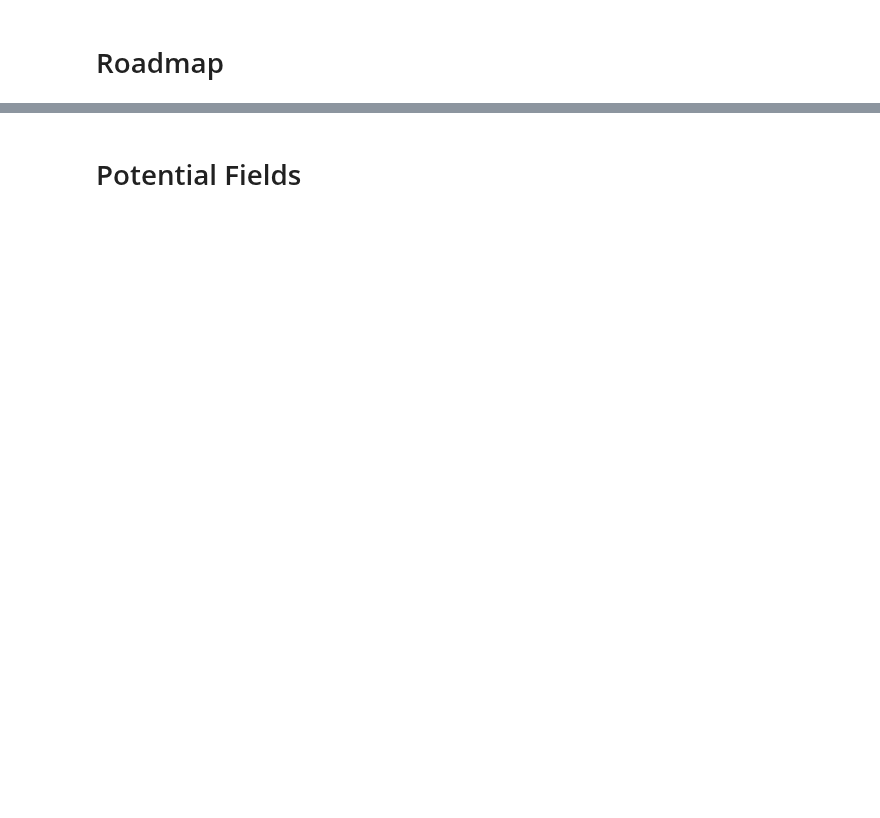
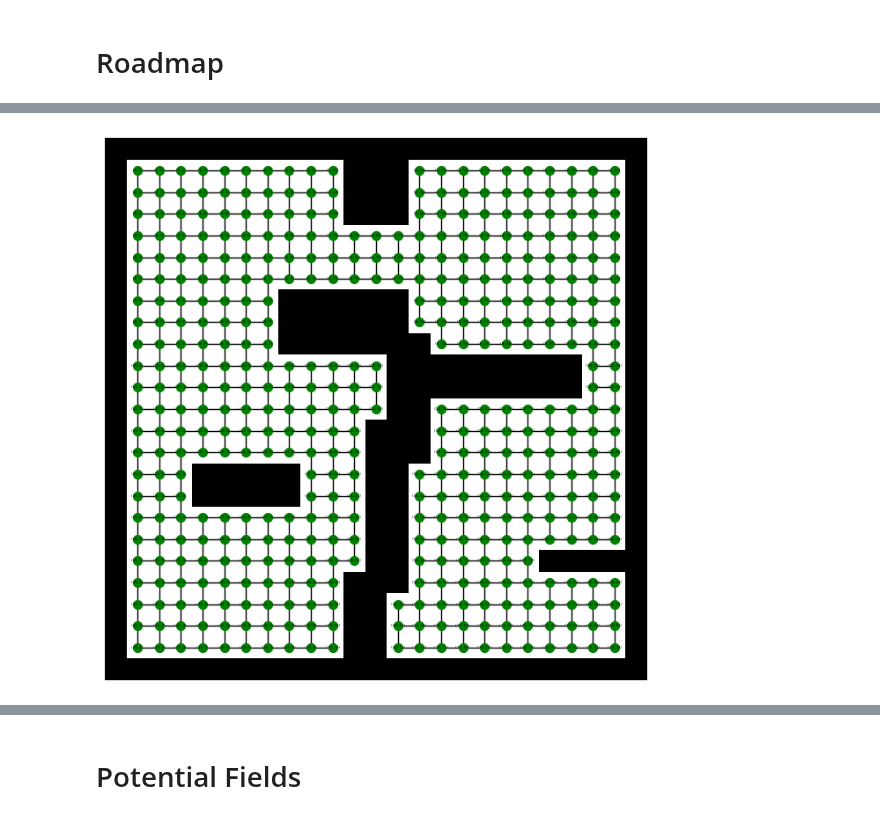
Before and after one commit to EnnesJp/robotica-movel-tp1, a Jupyter notebook: TP2/robotica-movel-tp2.ipynb, the cells around one changed output, grey strips where cells are left out. Drawn from its saved outputs; the diff is of its cells as text; code cells hidden in the pictures; blank space fills up the shorter version.

```diff
--- a/TP2/robotica-movel-tp2.ipynb
+++ b/TP2/robotica-movel-tp2.ipynb
@@ -131,26 +95,29 @@ def drawGridLines(mapDimension, cell_size = 2):
 # %%
-def createGraph():
-    # Criando vértices em todas as células
-    G = nx.grid_2d_graph(rows, cols)
+# Criando o Grafo para o nosso Grid
 
-    # Removendo células que estão em células marcas com obstáculos
-    for r in range(rows):
-        for c in range(cols):
-            if grid[r][c] == 1:
-                G.remove_node((r,c))
+# Criando vértices em todas as células
+G = nx.grid_2d_graph(rows, cols)
+
+# Removendo células que estão em células marcas com obstáculos
+for r in range(rows):
+    for c in range(cols):
+        if grid[r][c] == 1:
+            G.remove_node((r,c))
 
 
-    fig = plt.figure(figsize=(8,8), dpi=100)
-    ax = fig.add_subplot(111, aspect='equal')
+fig = plt.figure(figsize=(8,8), dpi=100)
+ax = fig.add_subplot(111, aspect='equal')
 
-    # Grid
-    obj = ax.imshow(grid, cmap='Greys', extent=(0, map_dims[1], 0, map_dims[0]))
+# Grid
+obj = ax.imshow(grid, cmap='Greys', extent=(0, map_dims[1], 0, map_dims[0]))
 
-    ax.grid(which='major', axis='both', linestyle='-', color='r', linewidth=1)
-    ax.set_xticks(np.arange(0, map_dims[1]+1, cell_size))
-    ax.set_yticks(np.arange(0, map_dims[0]+1, cell_size))
+ax.grid(which='major', axis='both', linestyle='-', color='r', linewidth=1)
+ax.set_xticks(np.arange(0, map_dims[1]+1, cell_size))
+ax.set_yticks(np.arange(0, map_dims[0]+1, cell_size))
 
-    # Os vértices serão plotados no centro da célula
-    pos = {node:(node[1]*cell_size+cell_size/2, map_dims[0]-node[0]*cell_size-cell_size/2) for node in G.nodes()}
-    nx.draw(G, pos, font_size=3, with_labels=True, node_size=50, node_color="g", ax=ax)
+# Os vértices serão plotados no centro da célula
+pos = {node:(node[1]*cell_size+cell_size/2, map_dims[0]-node[0]*cell_size-cell_size/2) for node in G.nodes()}
+nx.draw(G, pos, font_size=3, with_labels=True, node_size=50, node_color="g", ax=ax)
+# %% [output]
+[figure, added]
 # %%
```
Also changed, not shown: parts of 12 cells of this notebook, 5 other files.
